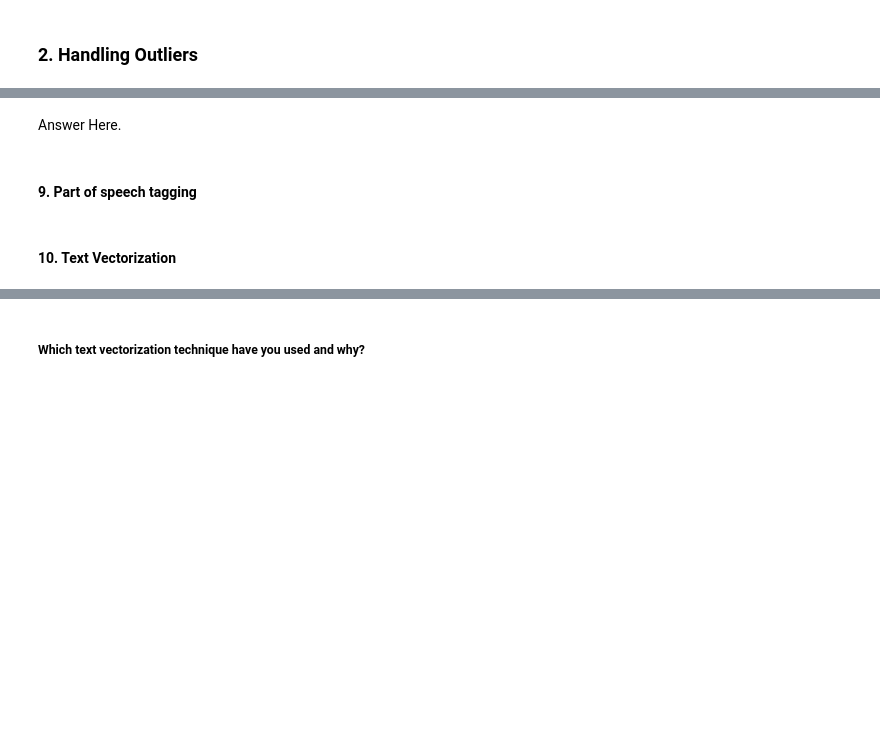
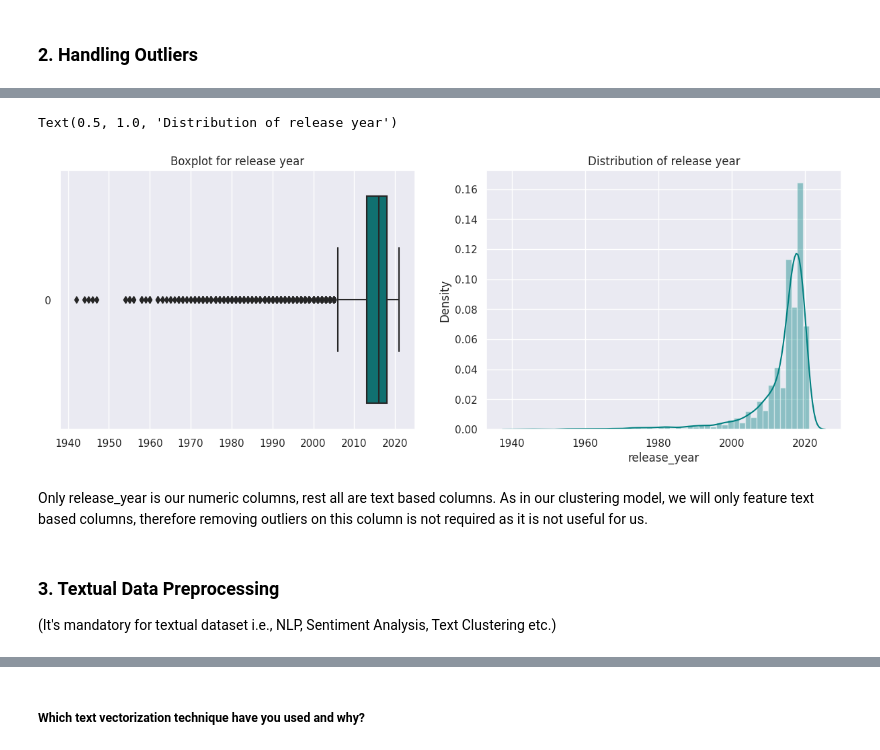
Before and after one commit to sidpatondikar/Capstone-Netflix-Movies-and-TV-Shows-Clustering, a Jupyter notebook: Netflix_movies_tvshow_clustering_final.ipynb, the cells around one changed output, grey strips where cells are left out. Drawn from its saved outputs; the diff is of its cells as text; code cells hidden in the pictures; blank space fills up the shorter version.

```diff
--- a/Netflix_movies_tvshow_clustering_final.ipynb
+++ b/Netflix_movies_tvshow_clustering_final.ipynb
@@ -636,2 +683,8 @@ Answer Here.
 # %%
 # Handling Missing Values & Missing Value Imputation
+netflix_df.drop('director',axis=1, inplace=True)
+
+netflix_df['cast'].fillna('')
+netflix_df['country'].fillna('')
+
+netflix_df.dropna(inplace=True)
@@ -697,4 +707,0 @@ Answer Here.
-# %% [markdown]
-Answer Here.
-# %% [markdown]
-#### 9. Part of speech tagging
@@ -703,2 +707,0 @@ Answer Here.
-# %% [markdown]
-#### 10. Text Vectorization
@@ -706,0 +708,19 @@ Answer Here.
+# %%
+# Handling Outliers & Outlier treatments
+plt.figure(figsize=(15,5))
+
+plt.subplot(1,2,1)
+sns.boxplot(netflix_df['release_year'], orient='h', color='teal')
+plt.title('Boxplot for release year')
+
+plt.subplot(1,2,2)
+sns.distplot(netflix_df['release_year'], color='teal')
+plt.title('Distribution of release year')
+# %% [output]
+Text(0.5, 1.0, 'Distribution of release year')
+[figure, added]
+# %% [markdown]
+Only release_year is our numeric columns, rest all are text based columns. As in our clustering model, we will only feature text based columns, therefore removing outliers on this column is not required as it is not useful for us.
+# %% [markdown]
+### 3. Textual Data Preprocessing
+(It's mandatory for textual dataset i.e., NLP, Sentiment Analysis, Text Clustering etc.)
```
Also changed, not shown: parts of 96 cells of this notebook.
